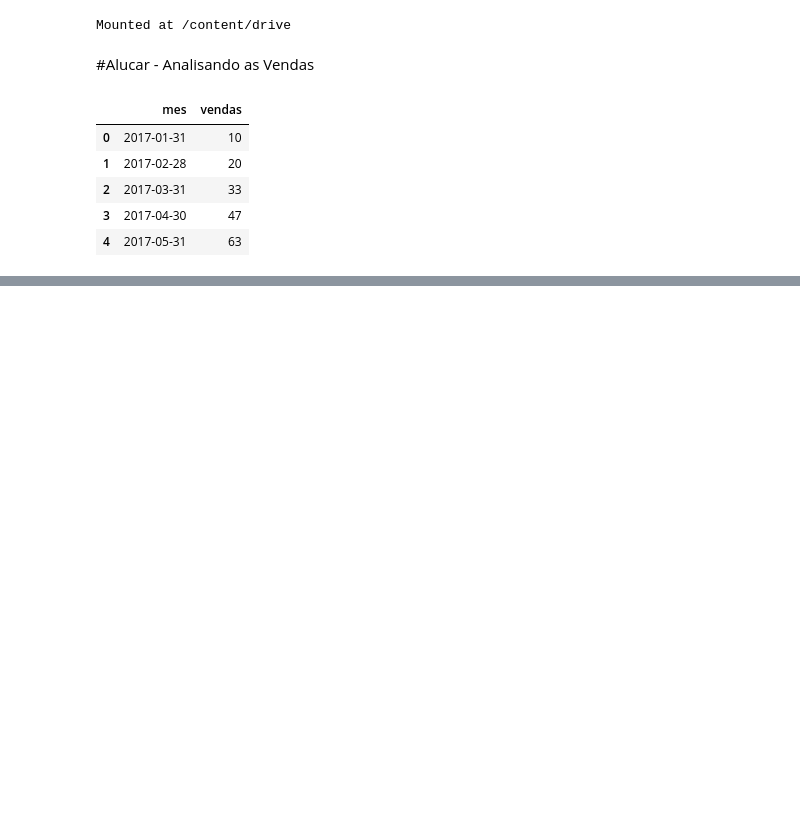
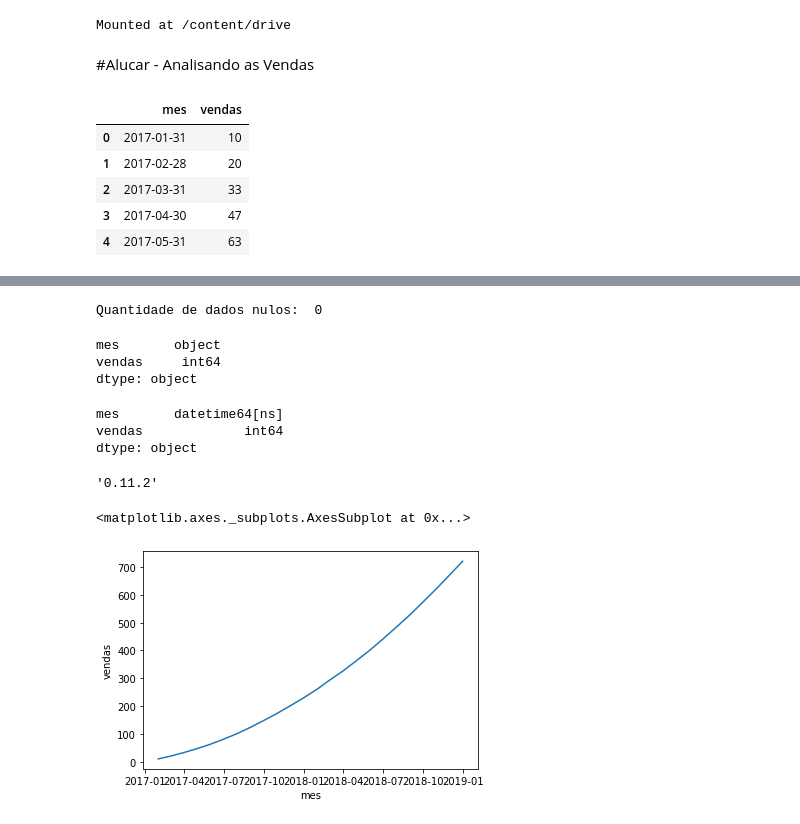
Before and after one commit to brenosyperrek/pandas_time_series, a Jupyter notebook: Time_Series.ipynb, the cells around one changed output, grey strips where cells are left out. Drawn from its saved outputs; the diff is of its cells as text; code cells hidden in the pictures; blank space fills up the shorter version.

```diff
--- a/Time_Series.ipynb
+++ b/Time_Series.ipynb
@@ -10,8 +10,8 @@ Mounted at /content/drive
 # %%
 import pandas as pd
 # %%
-dados = pd.read_csv('/content/drive/MyDrive/Colab Notebooks/panda_time_series/dados/alucar.csv')
-dados.head()
+alucar = pd.read_csv('/content/drive/MyDrive/Colab Notebooks/panda_time_series/dados/alucar.csv')
+alucar.head()
 # %% [output]
 |  | mes | vendas |
 | 0 | 2017-01-31 | 10 |
@@ -21,0 +26,17 @@ dados.head()
+# %%
+print("Quantidade de dados nulos: ", alucar.isnull().sum().sum())
+# %% [output]
+Quantidade de dados nulos:  0
+# %%
+alucar.dtypes
+# %% [output]
+mes       object
+vendas     int64
+dtype: object
+# %%
+alucar.mes = pd.to_datetime(alucar.mes)
+alucar.dtypes
+# %% [output]
+mes       datetime64[ns]
+vendas             int64
+dtype: object
@@ -21,0 +47,9 @@ dados.head()
+# %%
+sns.__version__
+# %% [output]
+'0.11.2'
+# %%
+sns.lineplot(x='mes', y='vendas', data=alucar)
+# %% [output]
+<matplotlib.axes._subplots.AxesSubplot at 0x...>
+[figure, added]
```
Also changed, not shown: parts of 15 cells of this notebook.
